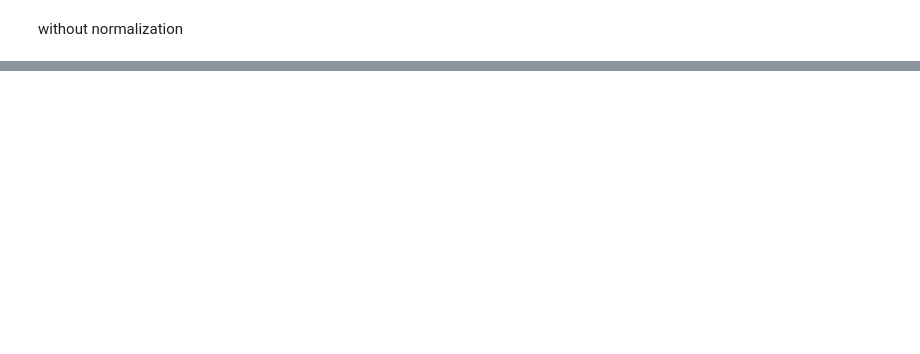
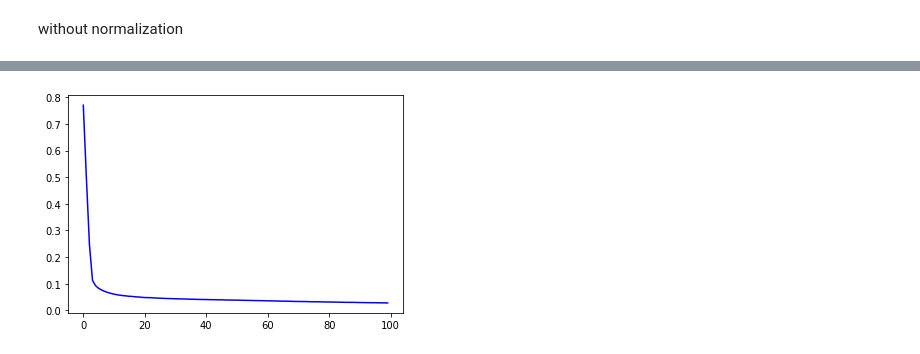
Before and after one commit to suryogumilar/Tensorflow_timeseries, a Jupyter notebook: C4_W2_Lab_3_deep_NN.ipynb, the cells around one changed output, grey strips where cells are left out. Cells and saved outputs as stored; diff of their text form; code cells hidden in the pictures; blank space fills up the shorter version.

```diff
--- a/C4_W2_Lab_3_deep_NN.ipynb
+++ b/C4_W2_Lab_3_deep_NN.ipynb
@@ -760,0 +799,11 @@ print(tf.keras.metrics.mean_absolute_error(test_set, results).numpy())
+# %%
+# setting random seeds
+set_seed(1)
+
+model_tff = TS_DNN_Model_tff(window_size=window_size,
+                              normalizer_layer=normalizer_univar,
+                              denormalizer_layer=denormalizer_univar)
+
+model_tff.build(input_shape = (1, window_size))
+# Print the model summary
+model_tff.summary()
@@ -760,0 +830,18 @@ print(tf.keras.metrics.mean_absolute_error(test_set, results).numpy())
+# %%
+# Set the optimizer with the tuned learning rate
+optimizer = tf.keras.optimizers.SGD(learning_rate=0.001, momentum=0.9)
+
+# Set the training parameters
+model_tff.compile(loss="mse",
+                       optimizer=optimizer)
+# %%
+# Train the model
+history_tff = model_tff.fit(windowed_training_ds, epochs=100, verbose=0)
+# %%
+# Plot the loss
+loss = history_tff.history['loss']
+epochs_range = range(len(loss))
+plt.plot(epochs_range, loss, 'b', label='Training Loss')
+plt.show()
+# %% [output]
+[figure, added]
```
Also changed, not shown: parts of 27 cells of this notebook.
